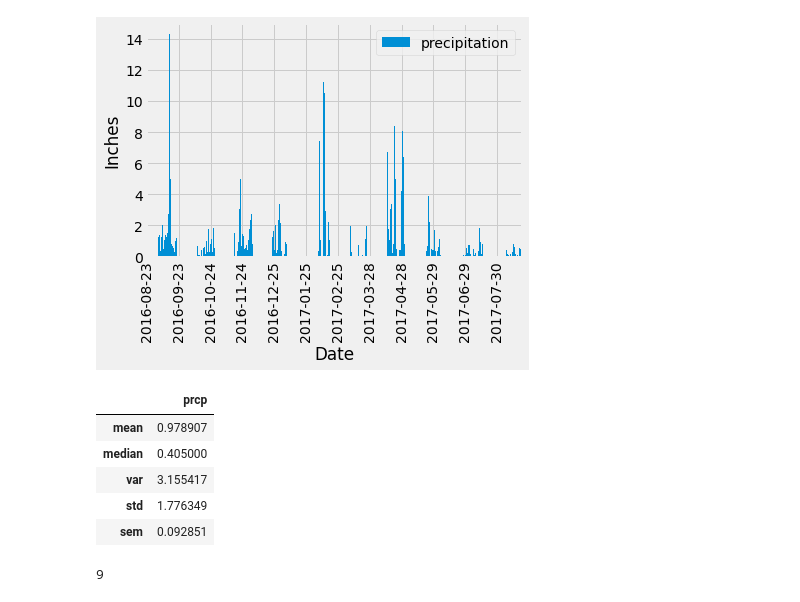
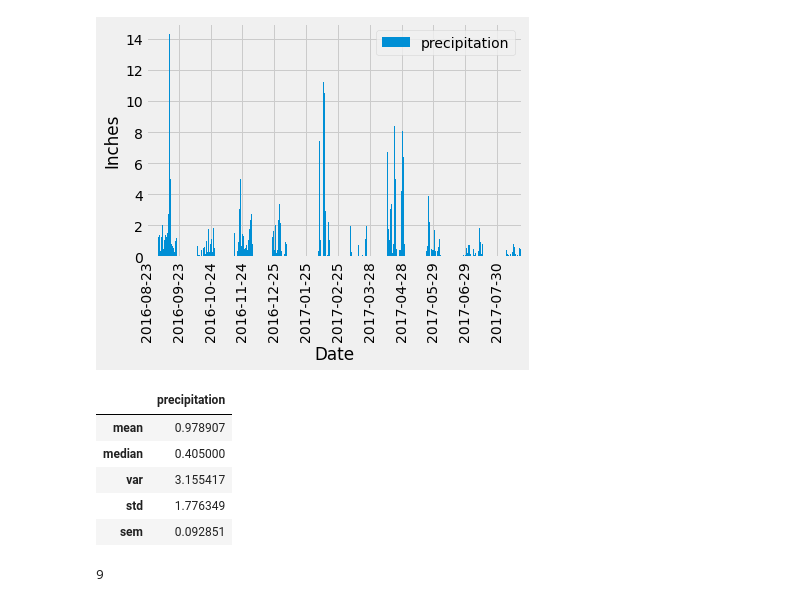
Before and after one commit to patrickfspring/Climate-Study-with-SQLAlchemy-and-Flask-API, a Jupyter notebook: Analysis/climate_starter.ipynb, the cells around one changed output. Saved outputs shown, nothing was run; the diff lists cells and outputs as text; code cells hidden in the pictures.

```diff
--- a/Analysis/climate_starter.ipynb
+++ b/Analysis/climate_starter.ipynb
@@ -86,6 +75,7 @@ results = session.query(func.round(func.sum(Measurement.prcp),2), Measurement.da
 # %%
-prcp_date_df = pd.DataFrame(results, columns=['prcp','date'])
+# Set up the Pandas DataFrame for the query results and set the index to the date column
+prcp_date_df = pd.DataFrame(results, columns=['precipitation','date'])
 prcp_date_df.set_index('date', inplace=True, )
-prcp_date_df['prcp'] = prcp_date_df['prcp'].fillna(0)
+prcp_date_df['precipitation'] = prcp_date_df['precipitation'].fillna(0)
 prcp_date_df.head(10)
 # %% [output]
@@ -115,9 +106,9 @@ plt.show()
 # %%
 # Use Pandas to calcualte the summary statistics for the precipitation data
 #prcp_date_df.groupby("date").agg({"prcp": ["mean", "median", "var", "std", "sem"]})
-prcp_date_df.agg({"prcp": ["mean", "median", "var", "std", "sem"]})
+prcp_date_df.agg({"precipitation": ["mean", "median", "var", "std", "sem"]})
 # %% [output]
-|  | prcp |
+|  | precipitation |
 | mean | 0.978907 |
 | median | 0.405000 |
 | var | 3.155417 |
```
Also changed, not shown: parts of 12 cells of this notebook, 2 other files.
